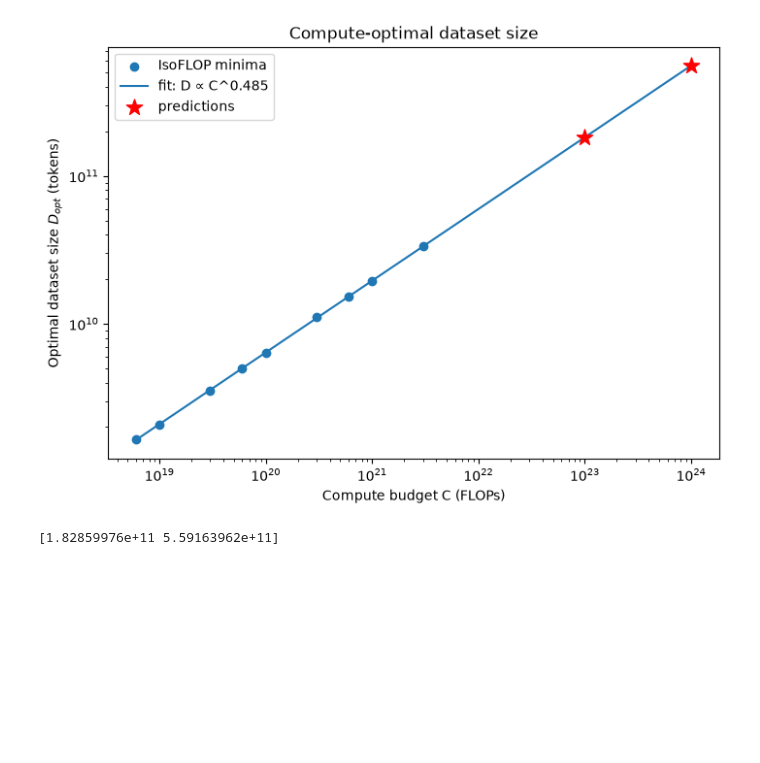
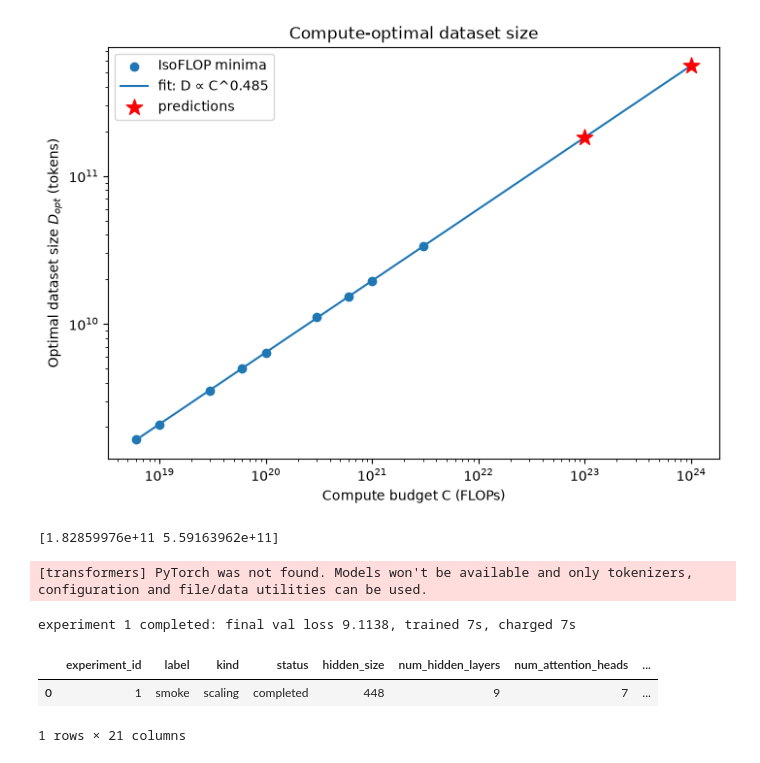
Before and after one commit to pjurczen/cs336-assignment3-scaling, a Jupyter notebook: notebook.ipynb, the cells around one changed output. Cells and saved outputs as stored; diff of their text form; code cells hidden in the pictures; blank space fills up the shorter version.

Commit message:
Runner preparation and design choices

```diff
--- a/notebook.ipynb
+++ b/notebook.ipynb
@@ -257,3 +257,16 @@ plt.show()
 print(isoflops_fit(targets, d_m, d_b))
 # %% [output]
 [1.82859976e+11 5.59163962e+11]
+# %%
+from cs336_scaling.selfstudy import runner
+from cs336_scaling.training.run import default_training_config
+
+eid = runner.submit(default_training_config(), label="smoke")
+runner.wait(poll_seconds=15)
+runner.results_df()
+# %% [output]
+[transformers] PyTorch was not found. Models won't be available and only tokenizers, configuration and file/data utilities can be used.
+experiment 1 completed: final val loss 9.1138, trained 7s, charged 7s
+|  | experiment_id | label | kind | status | hidden_size | num_hidden_layers | num_attention_heads | ... |
+| 0 | 1 | smoke | scaling | completed | 448 | 9 | 7 | ... |
+1 rows × 21 columns
```
Also changed, not shown: 8 other files.
